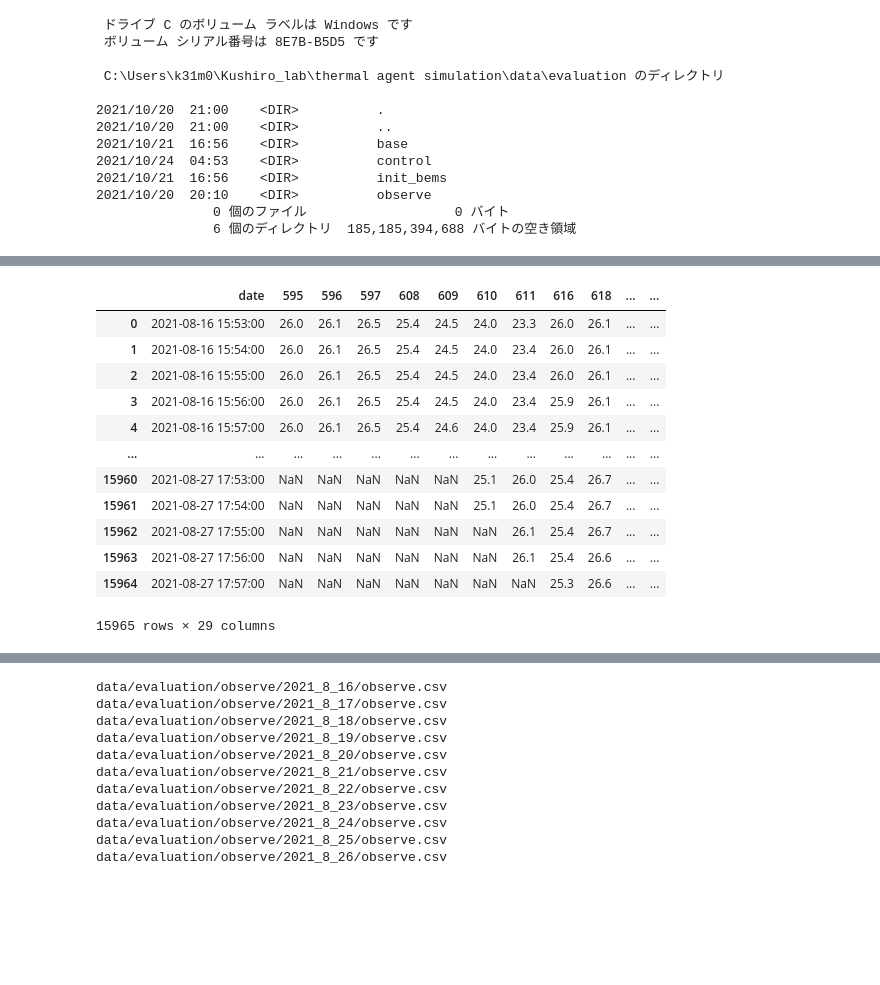
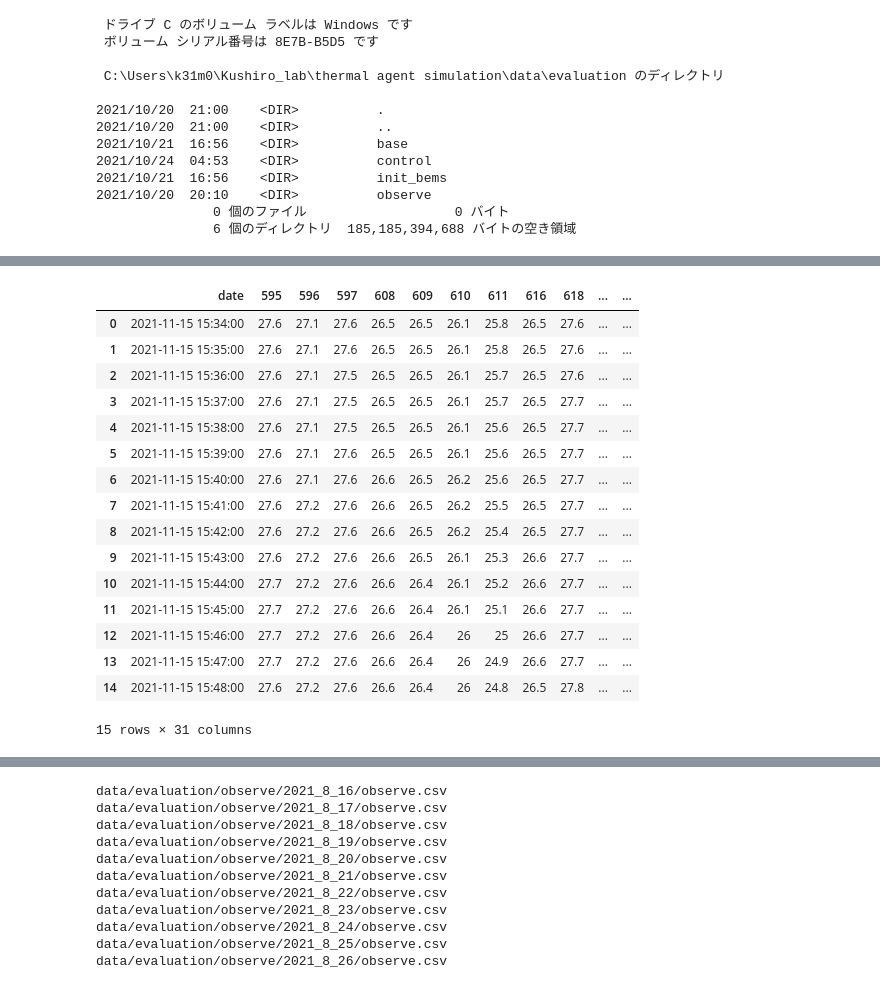
Before and after one commit to Kdy0115/agent-simulation-system, a Jupyter notebook: prototype.ipynb, the cells around one changed output, grey strips where cells are left out. Cells and saved outputs as stored; diff of their text form; code cells hidden in the pictures; blank space fills up the shorter version.

```diff
--- a/prototype.ipynb
+++ b/prototype.ipynb
@@ -744,6 +776,3 @@ def adjust_time(df):
-# %%
-for i in range(len(df_arr)):
-    adjust_time(df_arr[i])
 # %%
 df_arr[0]
 # %% [output]
@@ -762,0 +792,24 @@ df_arr[0]
+# %%
+def adjust_time(df):
+    time_arr = []
+    df = df.rename(columns={'Date/Time': 'date'})
+    stop_words  = ["ch","@"]
+    new_columns = []
+    for i in df.columns:
+        for j in stop_words:
+            in_word = False
+            if j in i:
+                in_word = True
+                break
+        if in_word == False:
+            new_columns.append(i)
+    for i in range(len(df)):
+#         print(df.iloc[i]["date"].replace("/","-").replace("'",":")[:-3])
+        time_arr.append(dt.strptime(df.iloc[i]["date"].replace("/","-").replace("'",":")[:-3], '%Y-%m-%d %H:%M'))
+    df["date"] = time_arr
+    df = df[new_columns]
+
+    return df
+# %%
+for i in range(len(df_arr)):
+    df_arr[i] = adjust_time(df_arr[i])
@@ -768,24 +837,28 @@ def merge_rows(df,start,end):
     return result_df
 # %%
 edit_df_arr = []
-for i in range(3):
-    edit_df_arr.append(merge_rows(df_arr,4*i,4*(i+1)))
+for i in range(1):
+    edit_df_arr.append(merge_rows(df_arr,5*i,5*(i+1)))
 # %%
-edit_df_arr[0]
+edit_df_arr[0].head(15)
 # %% [output]
 |  | date | 595 | 596 | 597 | 608 | 609 | 610 | 611 | 616 | 618 | ... | ... |
-| 0 | 2021-08-16 15:53:00 | 26.0 | 26.1 | 26.5 | 25.4 | 24.5 | 24.0 | 23.3 | 26.0 | 26.1 | ... | ... |
-| 1 | 2021-08-16 15:54:00 | 26.0 | 26.1 | 26.5 | 25.4 | 24.5 | 24.0 | 23.4 | 26.0 | 26.1 | ... | ... |
-| 2 | 2021-08-16 15:55:00 | 26.0 | 26.1 | 26.5 | 25.4 | 24.5 | 24.0 | 23.4 | 26.0 | 26.1 | ... | ... |
-| 3 | 2021-08-16 15:56:00 | 26.0 | 26.1 | 26.5 | 25.4 | 24.5 | 24.0 | 23.4 | 25.9 | 26.1 | ... | ... |
-| 4 | 2021-08-16 15:57:00 | 26.0 | 26.1 | 26.5 | 25.4 | 24.6 | 24.0 | 23.4 | 25.9 | 26.1 | ... | ... |
-| ... | ... | ... | ... | ... | ... | ... | ... | ... | ... | ... | ... | ... |
-| 15960 | 2021-08-27 17:53:00 | NaN | NaN | NaN | NaN | NaN | 25.1 | 26.0 | 25.4 | 26.7 | ... | ... |
-| 15961 | 2021-08-27 17:54:00 | NaN | NaN | NaN | NaN | NaN | 25.1 | 26.0 | 25.4 | 26.7 | ... | ... |
-| 15962 | 2021-08-27 17:55:00 | NaN | NaN | NaN | NaN | NaN | NaN | 26.1 | 25.4 | 26.7 | ... | ... |
-| 15963 | 2021-08-27 17:56:00 | NaN | NaN | NaN | NaN | NaN | NaN | 26.1 | 25.4 | 26.6 | ... | ... |
-| 15964 | 2021-08-27 17:57:00 | NaN | NaN | NaN | NaN | NaN | NaN | NaN | 25.3 | 26.6 | ... | ... |
+| 0 | 2021-11-15 15:34:00 | 27.6 | 27.1 | 27.6 | 26.5 | 26.5 | 26.1 | 25.8 | 26.5 | 27.6 | ... | ... |
+| 1 | 2021-11-15 15:35:00 | 27.6 | 27.1 | 27.6 | 26.5 | 26.5 | 26.1 | 25.8 | 26.5 | 27.6 | ... | ... |
+| 2 | 2021-11-15 15:36:00 | 27.6 | 27.1 | 27.5 | 26.5 | 26.5 | 26.1 | 25.7 | 26.5 | 27.6 | ... | ... |
+| 3 | 2021-11-15 15:37:00 | 27.6 | 27.1 | 27.5 | 26.5 | 26.5 | 26.1 | 25.7 | 26.5 | 27.7 | ... | ... |
+| 4 | 2021-11-15 15:38:00 | 27.6 | 27.1 | 27.5 | 26.5 | 26.5 | 26.1 | 25.6 | 26.5 | 27.7 | ... | ... |
+| 5 | 2021-11-15 15:39:00 | 27.6 | 27.1 | 27.6 | 26.5 | 26.5 | 26.1 | 25.6 | 26.5 | 27.7 | ... | ... |
+| 6 | 2021-11-15 15:40:00 | 27.6 | 27.1 | 27.6 | 26.6 | 26.5 | 26.2 | 25.6 | 26.5 | 27.7 | ... | ... |
+| 7 | 2021-11-15 15:41:00 | 27.6 | 27.2 | 27.6 | 26.6 | 26.5 | 26.2 | 25.5 | 26.5 | 27.7 | ... | ... |
+| 8 | 2021-11-15 15:42:00 | 27.6 | 27.2 | 27.6 | 26.6 | 26.5 | 26.2 | 25.4 | 26.5 | 27.7 | ... | ... |
+| 9 | 2021-11-15 15:43:00 | 27.6 | 27.2 | 27.6 | 26.6 | 26.5 | 26.1 | 25.3 | 26.6 | 27.7 | ... | ... |
+| 10 | 2021-11-15 15:44:00 | 27.7 | 27.2 | 27.6 | 26.6 | 26.4 | 26.1 | 25.2 | 26.6 | 27.7 | ... | ... |
+| 11 | 2021-11-15 15:45:00 | 27.7 | 27.2 | 27.6 | 26.6 | 26.4 | 26.1 | 25.1 | 26.6 | 27.7 | ... | ... |
+| 12 | 2021-11-15 15:46:00 | 27.7 | 27.2 | 27.6 | 26.6 | 26.4 | 26 | 25 | 26.6 | 27.7 | ... | ... |
+| 13 | 2021-11-15 15:47:00 | 27.7 | 27.2 | 27.6 | 26.6 | 26.4 | 26 | 24.9 | 26.6 | 27.7 | ... | ... |
+| 14 | 2021-11-15 15:48:00 | 27.6 | 27.2 | 27.6 | 26.6 | 26.4 | 26 | 24.8 | 26.5 | 27.8 | ... | ... |
-15965 rows × 29 columns
+15 rows × 31 columns
 # %%
 def add_rows_data(df,df1):
     for i in range(len(df)):
```
Also changed, not shown: parts of 26 cells of this notebook, 3 other files.
